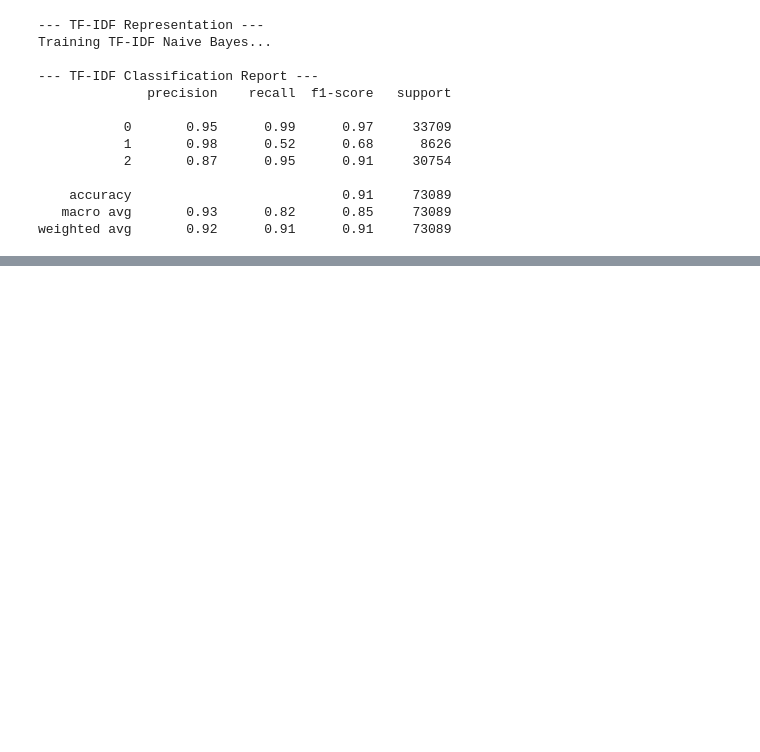
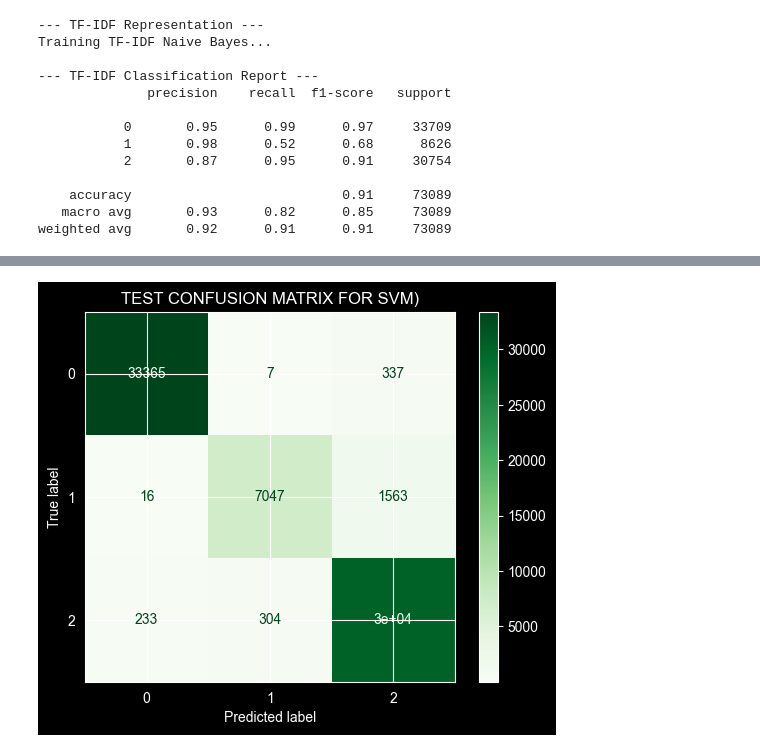
Before and after one commit to BrunoM6/Y1S2-NLP, a Jupyter notebook: project.ipynb, the cells around one changed output, grey strips where cells are left out. Saved outputs shown, nothing was run; the diff lists cells and outputs as text; code cells hidden in the pictures; blank space fills up the shorter version.

Commit message:
cross validation for SVM, LOGREG AND NB using BoW and TFIDF; test set performance metrics for best model

```diff
--- a/project.ipynb
+++ b/project.ipynb
@@ -384,0 +534,14 @@ plt.show()
+# %%
+best_model_pipeline = Pipeline([
+    ('vectorizer', TfidfVectorizer(stop_words='english', min_df=2, max_df=0.7)),
+    ('classifier', LinearSVC(random_state=42))
+])
+
+best_model_pipeline.fit(X_train, y_train)
+
+y_pred = best_model_pipeline.predict(X_test)
+
+print("\n=============================")
+print("TEST PERFORMANCE RESULTS SVM")
+print("=============================\n")
+print(classification_report(y_test, y_pred))
@@ -384,0 +562,11 @@ plt.show()
+# %%
+ConfusionMatrixDisplay.from_predictions(
+    y_test,
+    y_pred,
+    display_labels=best_model_pipeline.classes_,
+    cmap='Greens'
+)
+plt.title('TEST CONFUSION MATRIX FOR SVM)')
+plt.show()
+# %% [output]
+[figure, added]
```
Also changed, not shown: parts of 14 cells of this notebook.
